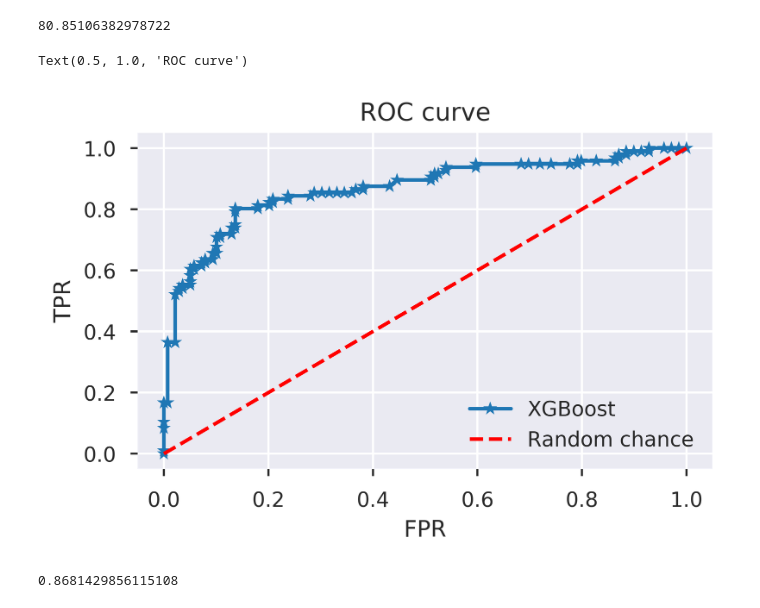
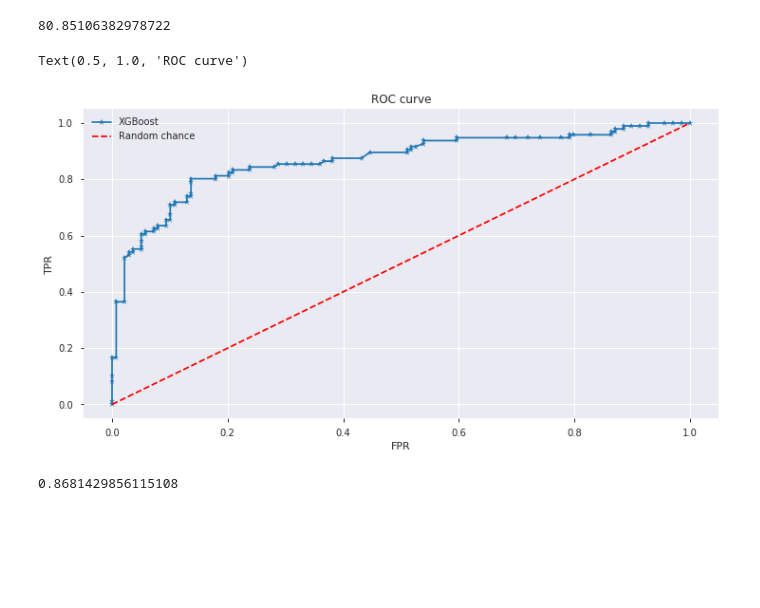
Before and after one commit to cherucole/Practice-Notebooks, a Jupyter notebook: Titanic Data Modelling/Titanic Dataset Modelling.ipynb, the cells around one changed output. Saved outputs shown, nothing was run; the diff lists cells and outputs as text; code cells hidden in the pictures; blank space fills up the shorter version.

```diff
--- a/Titanic Data Modelling/Titanic Dataset Modelling.ipynb
+++ b/Titanic Data Modelling/Titanic Dataset Modelling.ipynb
@@ -304,16 +304,16 @@ fpr, tpr, thresholds = metrics.roc_curve(y_test, pos_proba)
 # import matplotlib as mpl
 # mpl.rcParams['figure.dpi'] = 400 #for clear crisp graphs for presentations
 # %%
-fig= plt.figure(figsize=(5,3))
+fig= plt.figure(figsize=(12,6))
 plt.plot(fpr, tpr, '*-') #use stars on where data points are located
 plt.plot([0, 1], [0, 1], 'r--')  #plot a line from 0,0 to 1,1 and color red dotted
 plt.legend(['XGBoost', 'Random chance'])
 plt.xlabel('FPR')
 plt.ylabel('TPR')
 plt.title('ROC curve')
 # %% [output]
 Text(0.5, 1.0, 'ROC curve')
-[figure, old version]
+[figure, new version]
 # %%
 metrics.roc_auc_score(y_test, pos_proba)  #checking the area under curve to assess model performance
 # %% [output]
```
Also changed, not shown: parts of 24 cells of this notebook, 1 other file.
